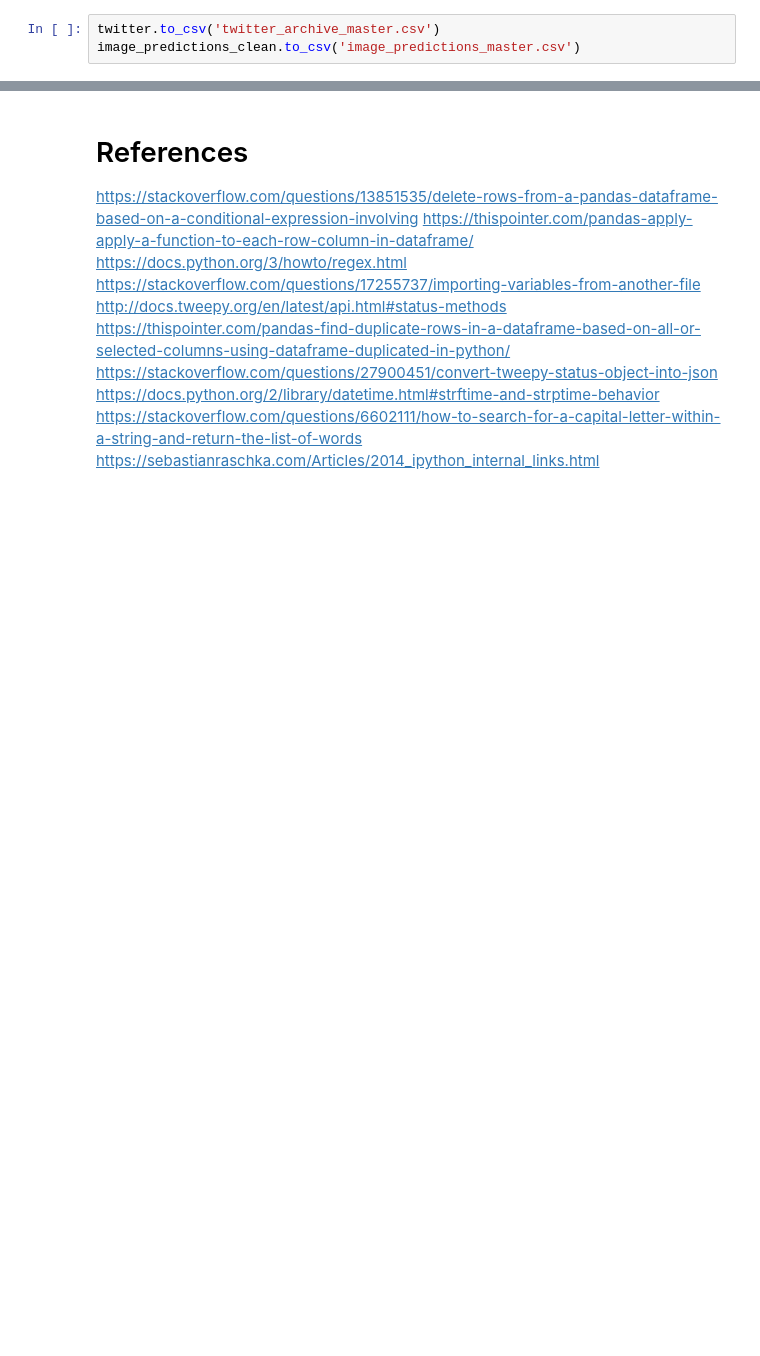
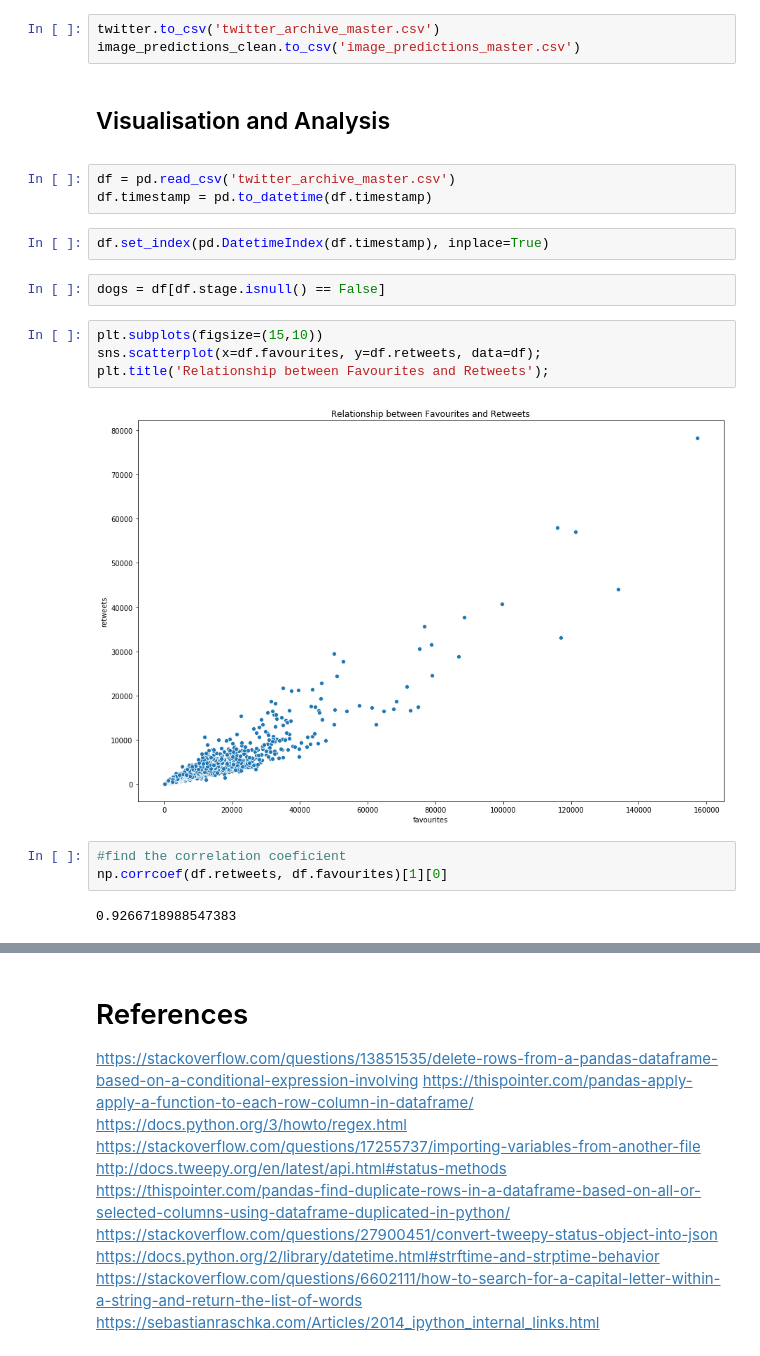
Before and after one commit to aleighton/Project4, a Jupyter notebook: wrangle_act.ipynb, the cells around one changed output, grey strips where cells are left out. Cells and saved outputs as stored; diff of their text form; blank space fills up the shorter version.

```diff
--- a/wrangle_act.ipynb
+++ b/wrangle_act.ipynb
@@ -672,3 +704,24 @@ Name: source, dtype: int64
 # %%
 twitter.to_csv('twitter_archive_master.csv')
 image_predictions_clean.to_csv('image_predictions_master.csv')
+# %% [markdown]
+## Visualisation and Analysis
+<a id='visualisation'></a>
+# %%
+df = pd.read_csv('twitter_archive_master.csv')
+df.timestamp = pd.to_datetime(df.timestamp)
+# %%
+df.set_index(pd.DatetimeIndex(df.timestamp), inplace=True)
+# %%
+dogs = df[df.stage.isnull() == False]
+# %%
+plt.subplots(figsize=(15,10))
+sns.scatterplot(x=df.favourites, y=df.retweets, data=df);
+plt.title('Relationship between Favourites and Retweets');
+# %% [output]
+[figure, added]
+# %%
+#find the correlation coeficient
+np.corrcoef(df.retweets, df.favourites)[1][0]
+# %% [output]
+0.9266718988547383
```
Also changed, not shown: parts of 24 cells of this notebook.
